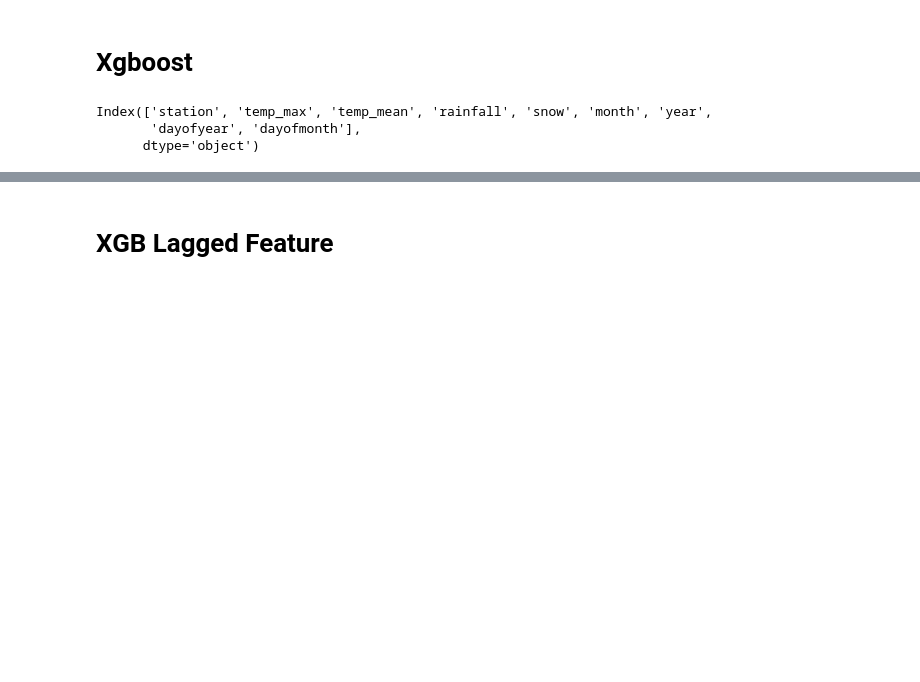
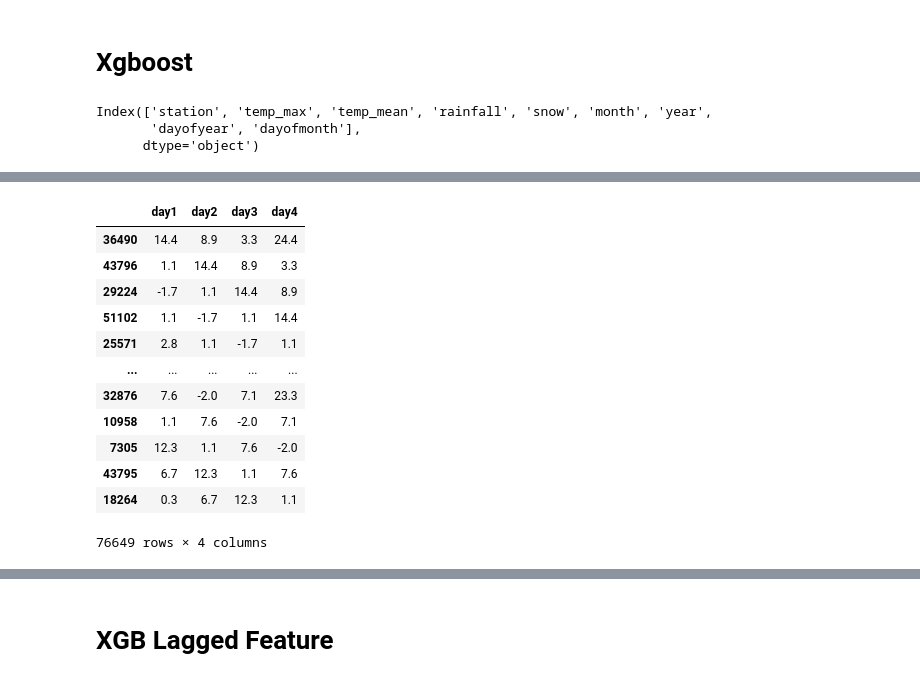
Before and after one commit to mb208/604Final, a Jupyter notebook: notebooks/xgb_prophet_playground.ipynb, the cells around one changed output, grey strips where cells are left out. Cells and saved outputs as stored; diff of their text form; code cells hidden in the pictures; blank space fills up the shorter version.

```diff
--- a/notebooks/xgb_prophet_playground.ipynb
+++ b/notebooks/xgb_prophet_playground.ipynb
@@ -412,6 +410,9 @@ Index(['station', 'temp_max', 'temp_mean', 'rainfall', 'snow', 'month', 'year',
 # %%
 xgb_data = pd.get_dummies(xgb_data, columns=['station'])
 # %%
+tss = TimeSeriesSplit(n_splits=3, test_size=4)
+
+
 param_grid = {
     'max_depth': np.arange(2, 10, 2),
     'n_estimators': np.arange(100, 1200, 300),
@@ -437,17 +438,20 @@ for train_idx, val_idx in tss.split(xgb_data):
     cv_results = dict()
     for cv_params in grid:
         X_train = train[features]
-        y_train = train[y]
+        y_train = train[y].shift(1).dropna()
+
+        X_train.drop(index=X_train.index[:1], axis=0, inplace=True)
 
         X_test = test[features]
         y_test = test[y]
 
         params.update(cv_params)
         print(params)
+        # reg = MultiOutputRegressor(xgb.XGBRegressor(**params))
         reg = xgb.XGBRegressor(**params)
         reg.fit(X_train, y_train,
                 eval_set=[(X_train, y_train), (X_test, y_test)],
-                verbose=100)
+                verbose=0)
 
         y_pred = reg.predict(X_test)
 #       preds.append(y_pred)
@@ -529,0 +571,21 @@ FutureWarning: is_sparse is deprecated and will be removed in a future version.
+# %%
+y_train.to_frame().assign(
+    day1 = y_train.shift(1),
+    day2 = y_train.shift(2),
+    day3= y_train.shift(3),
+    day4 = y_train.shift(4)
+).drop(y, axis=1).dropna()
+# %% [output]
+|  | day1 | day2 | day3 | day4 |
+| 36490 | 14.4 | 8.9 | 3.3 | 24.4 |
+| 43796 | 1.1 | 14.4 | 8.9 | 3.3 |
+| 29224 | -1.7 | 1.1 | 14.4 | 8.9 |
+| 51102 | 1.1 | -1.7 | 1.1 | 14.4 |
+| 25571 | 2.8 | 1.1 | -1.7 | 1.1 |
+| ... | ... | ... | ... | ... |
+| 32876 | 7.6 | -2.0 | 7.1 | 23.3 |
+| 10958 | 1.1 | 7.6 | -2.0 | 7.1 |
+| 7305 | 12.3 | 1.1 | 7.6 | -2.0 |
+| 43795 | 6.7 | 12.3 | 1.1 | 7.6 |
+| 18264 | 0.3 | 6.7 | 12.3 | 1.1 |
+76649 rows × 4 columns
```
Also changed, not shown: parts of 7 cells of this notebook.
